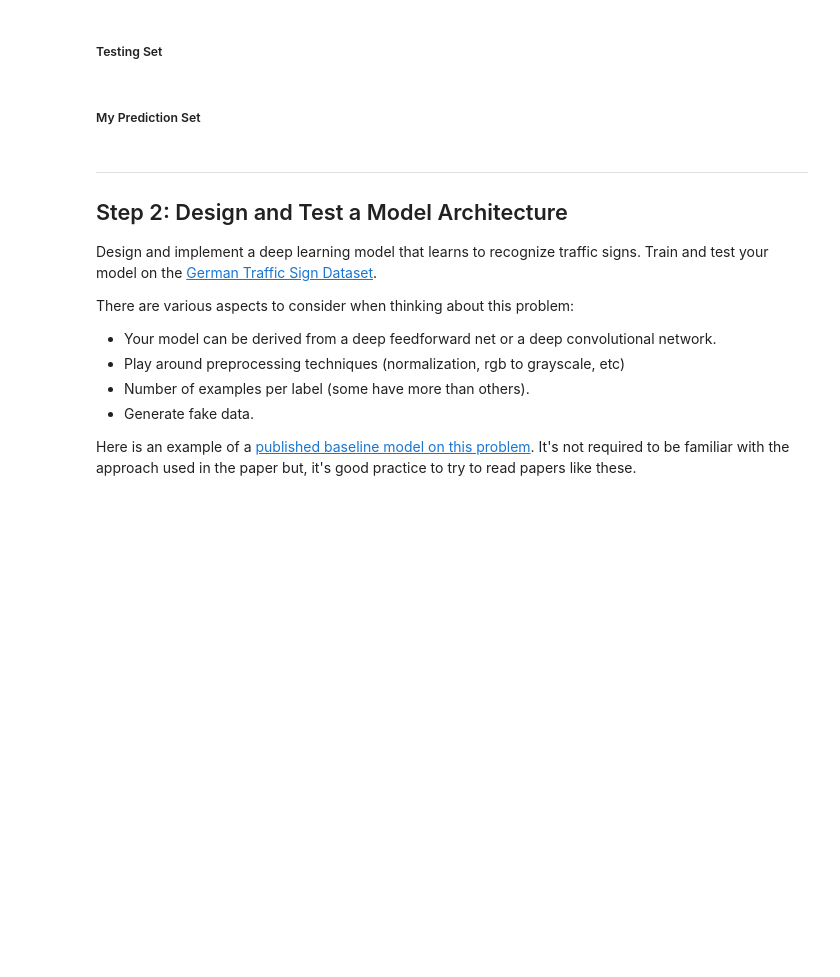
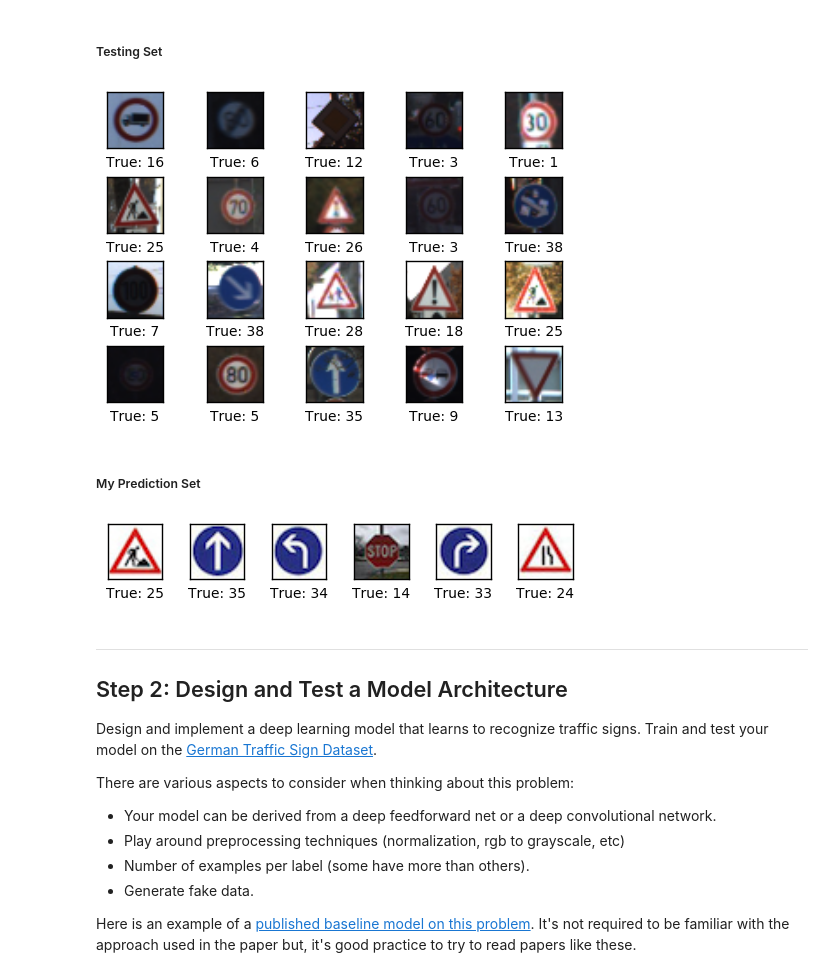
Before and after one commit to Olouge/traffic-sign-classification, a Jupyter notebook: single_layer_linear_neural_network.ipynb, the cells around one changed output. Drawn from its saved outputs; the diff is of its cells as text; code cells hidden in the pictures; blank space fills up the shorter version.

```diff
--- a/single_layer_linear_neural_network.ipynb
+++ b/single_layer_linear_neural_network.ipynb
@@ -124,17 +96,33 @@ ImagePlotter.plot_images(images=data.validate_orig[perm], labels=data.validate_l
 # %%
 from plot.image_plotter import ImagePlotter
 
-perm = np.arange(data.num_testing)
+perm = np.arange(german_traffic_sign_dataset.num_testing)
 np.random.shuffle(perm)
-ImagePlotter.plot_images(images=data.test_orig[perm], labels=data.test_labels[perm], rows=5, columns=5)
+rows = 4
+cols = 5
+sample_size = rows*cols
+ImagePlotter.plot_images(
+    images=german_traffic_sign_dataset.test_orig[perm[:sample_size]],
+    labels=german_traffic_sign_dataset.test_labels[perm[:sample_size]],
+    rows=rows, columns=cols)
+# %% [output]
+[figure, added]
 # %% [markdown]
 ##### My Prediction Set
 # %%
 from plot.image_plotter import ImagePlotter
 
-perm = np.arange(data.num_predicting)
+perm = np.arange(german_traffic_sign_dataset.num_predicting)
 np.random.shuffle(perm)
-ImagePlotter.plot_images(images=data.predict_orig[perm], labels=data.predict_labels[perm], rows=5, columns=5)
+rows = 1
+cols = 6
+sample_size = rows*cols
+ImagePlotter.plot_images(
+    images=german_traffic_sign_dataset.predict_orig[perm[:sample_size]],
+    labels=german_traffic_sign_dataset.predict_labels[perm[:sample_size]],
+    rows=rows, columns=cols)
+# %% [output]
+[figure, added]
 # %% [markdown]
 ----
 
```
Also changed, not shown: parts of 21 cells of this notebook, 4 other files.
